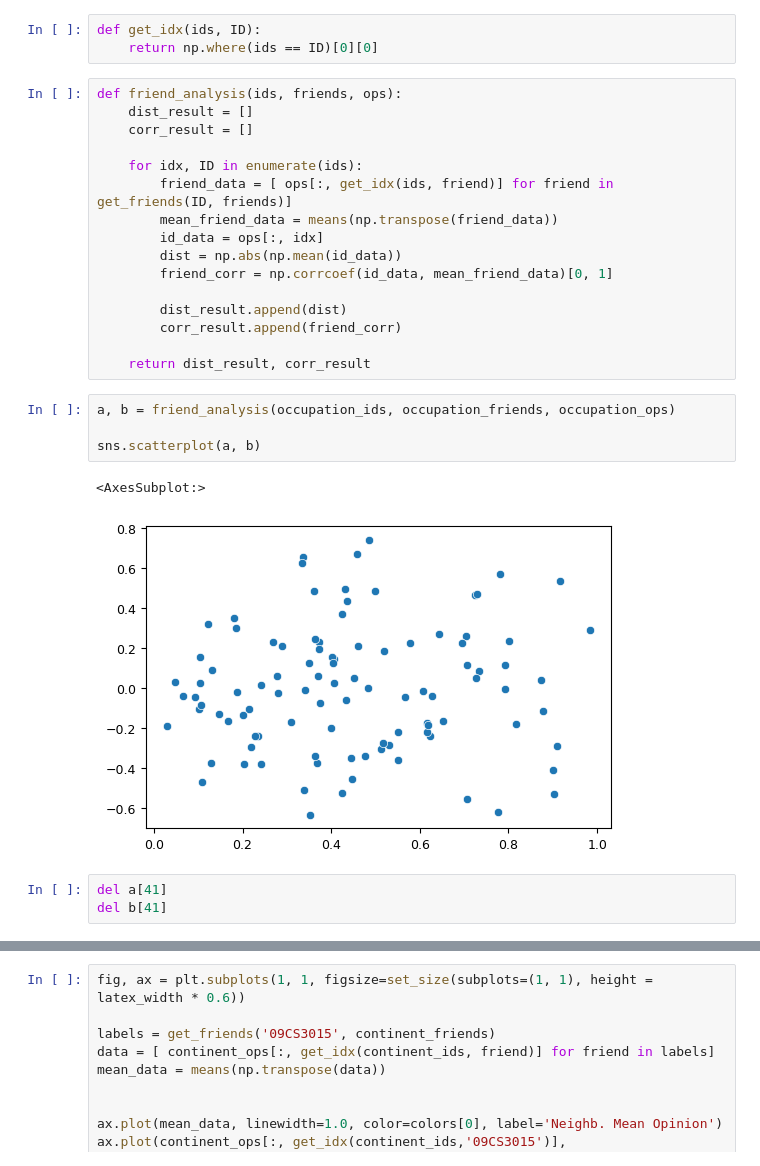
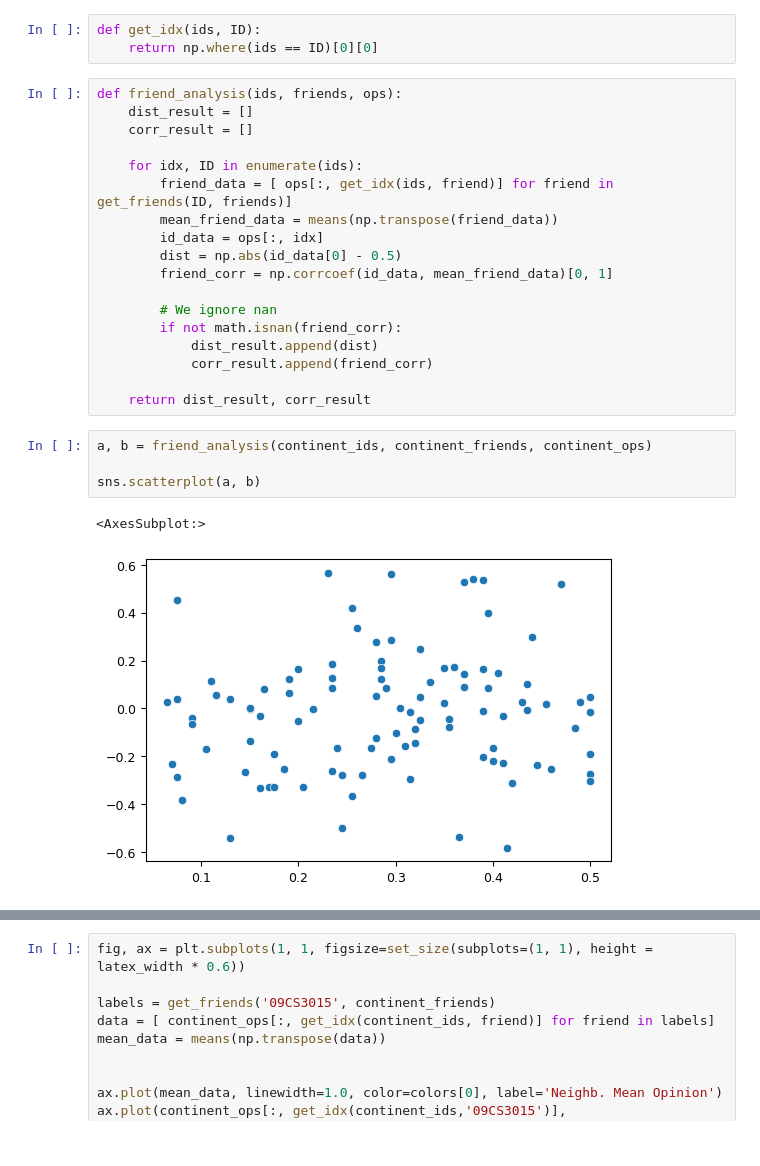
Before and after one commit to J0HNN7G/politic-polar-epsrc, a Jupyter notebook: exploration.ipynb, the cells around one changed output, grey strips where cells are left out. Saved outputs shown, nothing was run; the diff lists cells and outputs as text.

```diff
--- a/exploration.ipynb
+++ b/exploration.ipynb
@@ -825,20 +831,19 @@ def friend_analysis(ids, friends, ops):
         friend_data = [ ops[:, get_idx(ids, friend)] for friend in get_friends(ID, friends)]
         mean_friend_data = means(np.transpose(friend_data))
         id_data = ops[:, idx]
-        dist = np.abs(np.mean(id_data))
+        dist = np.abs(id_data[0] - 0.5)
         friend_corr = np.corrcoef(id_data, mean_friend_data)[0, 1]
 
-        dist_result.append(dist)
-        corr_result.append(friend_corr)
+        # We ignore nan
+        if not math.isnan(friend_corr):
+            dist_result.append(dist)
+            corr_result.append(friend_corr)
 
     return dist_result, corr_result
 # %%
-a, b = friend_analysis(occupation_ids, occupation_friends, occupation_ops)
+a, b = friend_analysis(continent_ids, continent_friends, continent_ops)
 
 sns.scatterplot(a, b)
 # %% [output]
 <AxesSubplot:>
-[figure, old version]
+[figure, new version]
-# %%
-del a[41]
-del b[41]
```
Also changed, not shown: parts of 16 cells of this notebook.
